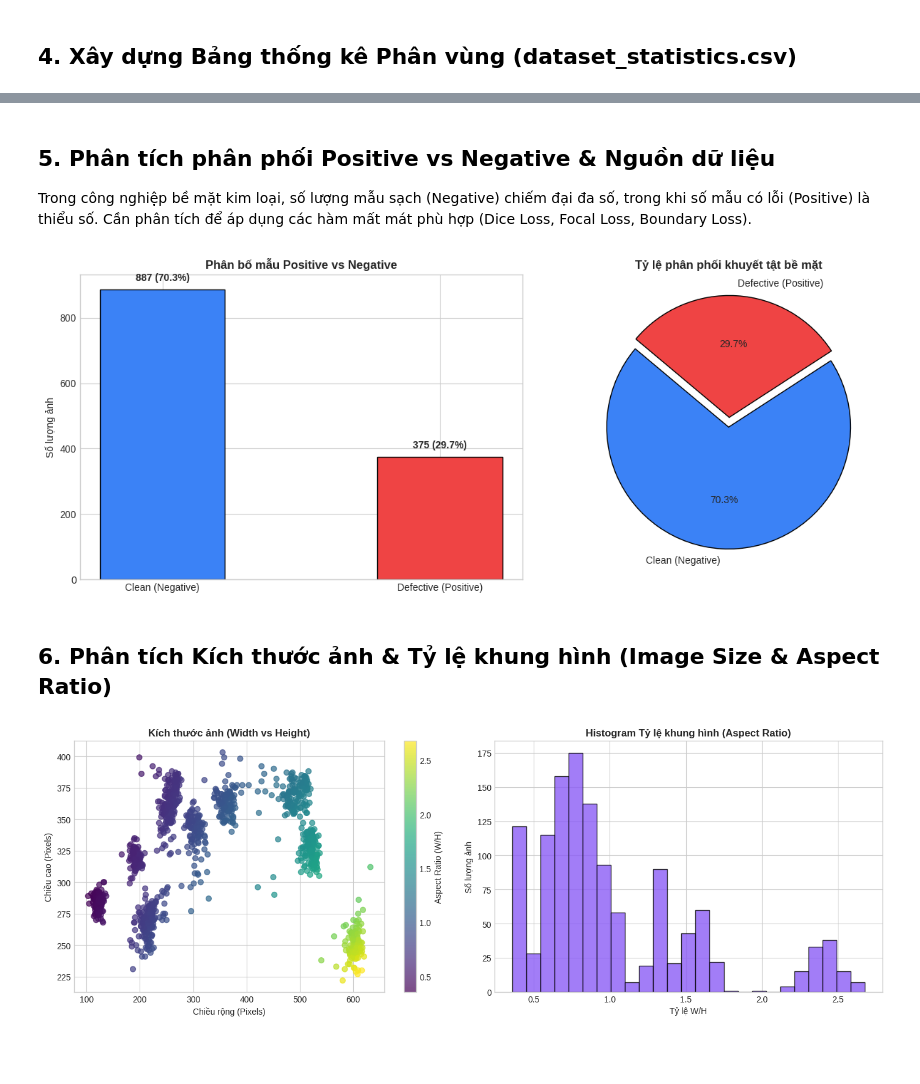
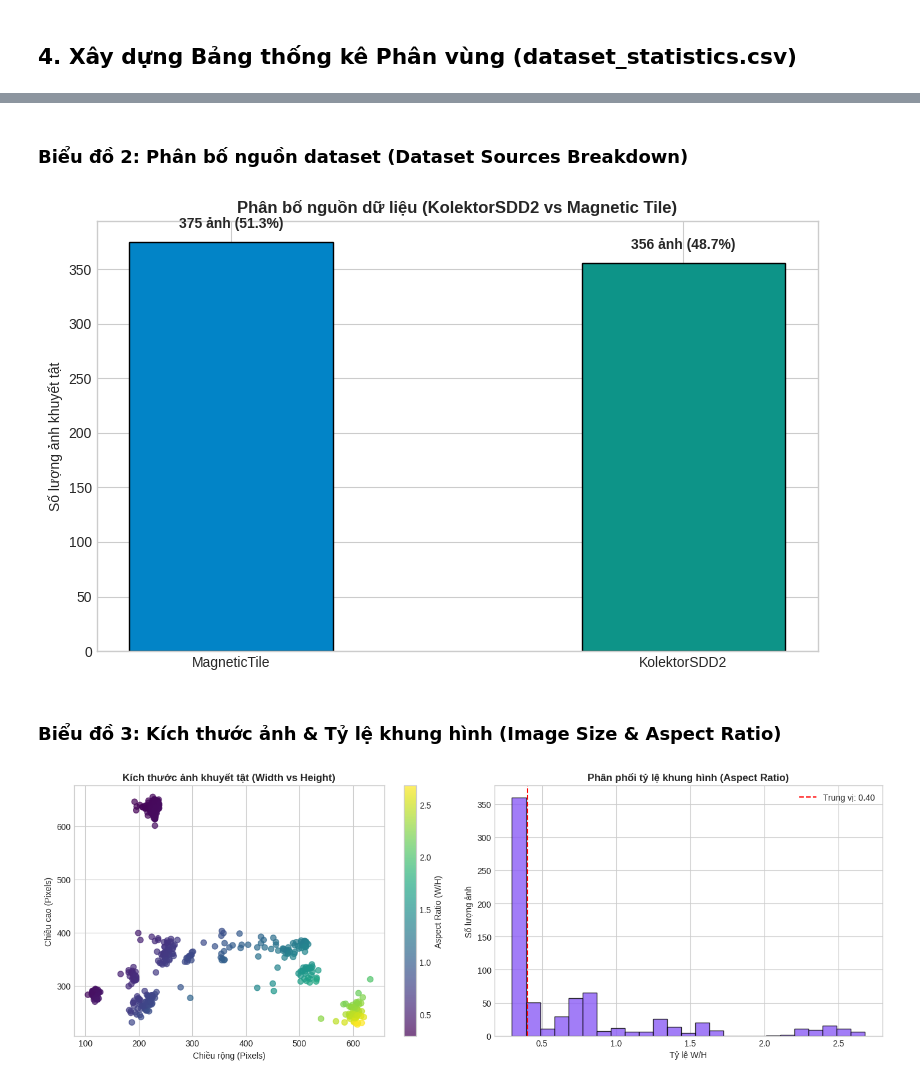
Before and after one commit to TinsDunx2005/surface-defect-segmentation, a Jupyter notebook: notebooks/01_eda.ipynb, the cells around one changed output, grey strips where cells are left out. Drawn from its saved outputs; the diff is of its cells as text; code cells hidden in the pictures; blank space fills up the shorter version.

```diff
--- a/notebooks/01_eda.ipynb
+++ b/notebooks/01_eda.ipynb
@@ -90,10 +113,10 @@ Name: count, dtype: int64
 # %%
-print("Đang tiến hành lọc ảnh trùng lặp dHash 256-bit...")
-unique_samples, dup_stats = ImageHasher.deduplicate(raw_samples, pos_threshold=2, neg_threshold=4)
+raw_defect_samples = [s for s in (all_kolektor + all_mt) if s.has_defect]
+print(f"Tổng số mẫu có khuyết tật trước khi lọc trùng: {len(raw_defect_samples):,} ảnh")
 
-print("Thống kê loại bỏ ảnh trùng lặp theo nguồn:")
+unique_defect_samples, dup_stats = ImageHasher.deduplicate(raw_defect_samples, threshold=2)
+print("\nThống kê lọc trùng lặp nội bộ:")
 for src, cnt in dup_stats.items():
     print(f"  + Nguồn {src}: loại bỏ {cnt:,} ảnh trùng")
-print(f"Tổng số ảnh ban đầu: {len(raw_samples):,}")
-print(f"Tổng số ảnh giữ lại : {len(unique_samples):,}")
+print(f"Tổng số mẫu khuyết tật sạch duy nhất giữ lại: {len(unique_defect_samples):,} ảnh")
 # %% [output]
@@ -106,7 +130,7 @@ Tổng số ảnh giữ lại : 1,262
 ## 4. Xây dựng Bảng thống kê Phân vùng (dataset_statistics.csv)
 # %%
 records = []
-for s in unique_samples:
+for s in unique_defect_samples:
     info = s.defect_info
     records.append({
         "sample_id": s.sample_id,
@@ -142,48 +166,42 @@ df.head()
-# %% [markdown]
-## 5. Phân tích phân phối Positive vs Negative & Nguồn dữ liệu
-Trong công nghiệp bề mặt kim loại, số lượng mẫu sạch (Negative) chiếm đại đa số, trong khi số mẫu có lỗi (Positive) là thiểu số. Cần phân tích để áp dụng các hàm mất mát phù hợp (Dice Loss, Focal Loss, Boundary Loss).
+# %% [markdown]
+### Biểu đồ 2: Phân bố nguồn dataset (Dataset Sources Breakdown)
 # %%
-fig, axes = plt.subplots(1, 2, figsize=(13, 5))
-pos_counts = df['has_defect'].value_counts()
-labels = ['Clean (Negative)', 'Defective (Positive)']
-vals = [pos_counts.get(False, 0), pos_counts.get(True, 0)]
-
-bars = axes[0].bar(labels, vals, color=['#3b82f6', '#ef4444'], width=0.45, edgecolor='black')
+plt.figure(figsize=(8, 5))
+src_counts = df['dataset_source'].value_counts()
+bars = plt.bar(src_counts.index, src_counts.values, color=['#0284c7', '#0d9488'], width=0.45, edgecolor='black')
 for b in bars:
     h = b.get_height()
-    axes[0].text(b.get_x() + b.get_width()/2.0, h + 20, f"{h:,} ({h/len(df)*100:.1f}%)",
-                 ha='center', va='bottom', fontweight='bold')
-axes[0].set_title("Phân bố mẫu Positive vs Negative", fontweight='bold')
-axes[0].set_ylabel("Số lượng ảnh")
-
-axes[1].pie(vals, labels=labels, autopct='%1.1f%%', startangle=140,
-            colors=['#3b82f6', '#ef4444'], explode=(0, 0.08),
-            wedgeprops={'edgecolor': 'black'})
-axes[1].set_title("Tỷ lệ phân phối khuyết tật bề mặt", fontweight='bold')
+    plt.text(b.get_x() + b.get_width()/2.0, h + 10, f"{h:,} ảnh ({h/len(df)*100:.1f}%)",
+             ha='center', va='bottom', fontweight='bold')
+plt.title("Phân bố nguồn dữ liệu (KolektorSDD2 vs Magnetic Tile)", fontweight='bold')
+plt.ylabel("Số lượng ảnh khuyết tật")
 plt.tight_layout()
-plt.savefig(FIGURES_DIR / "01_positive_negative_distribution.png", dpi=300)
+plt.savefig(FIGURES_DIR / "02_dataset_sources_breakdown.png", dpi=300)
 plt.show()
 # %% [output]
-[figure, old version]
+[figure, new version]
 # %% [markdown]
-## 6. Phân tích Kích thước ảnh & Tỷ lệ khung hình (Image Size & Aspect Ratio)
+### Biểu đồ 3: Kích thước ảnh & Tỷ lệ khung hình (Image Size & Aspect Ratio)
 # %%
 fig, axes = plt.subplots(1, 2, figsize=(14, 5))
 
-sc = axes[0].scatter(df['width'], df['height'], c=df['aspect_ratio'], cmap='viridis', s=40, alpha=0.7)
+sc = axes[0].scatter(df['width'], df['height'], c=df['aspect_ratio'], cmap='viridis', s=45, alpha=0.7)
 plt.colorbar(sc, ax=axes[0], label='Aspect Ratio (W/H)')
-axes[0].set_title("Kích thước ảnh (Width vs Height)", fontweight='bold')
+axes[0].set_title("Kích thước ảnh khuyết tật (Width vs Height)", fontweight='bold')
 axes[0].set_xlabel("Chiều rộng (Pixels)")
 axes[0].set_ylabel("Chiều cao (Pixels)")
 
 axes[1].hist(df['aspect_ratio'], bins=25, color='#8b5cf6', edgecolor='black', alpha=0.8)
-axes[1].set_title("Histogram Tỷ lệ khung hình (Aspect Ratio)", fontweight='bold')
+axes[1].axvline(df['aspect_ratio'].median(), color='red', linestyle='--', linewidth=1.5,
+                label=f"Trung vị: {df['aspect_ratio'].median():.2f}")
+axes[1].set_title("Phân phối tỷ lệ khung hình (Aspect Ratio)", fontweight='bold')
 axes[1].set_xlabel("Tỷ lệ W/H")
 axes[1].set_ylabel("Số lượng ảnh")
+axes[1].legend()
 
 plt.tight_layout()
 plt.savefig(FIGURES_DIR / "03_image_dimensions_aspect_ratio.png", dpi=300)
 plt.show()
 # %% [output]
-[figure, old version]
+[figure, new version]
 # %% [markdown]
```
Also changed, not shown: parts of 23 cells of this notebook, 10 other files.
